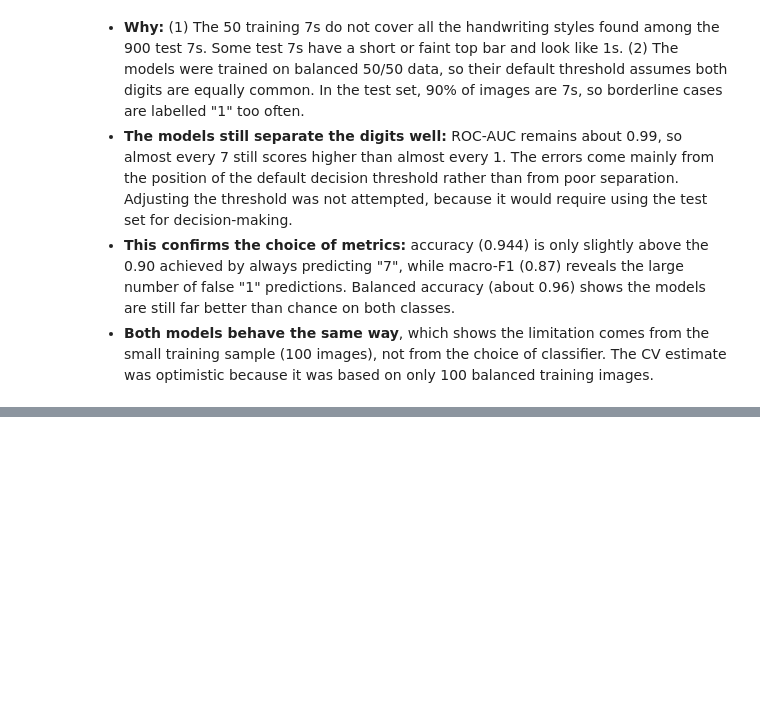
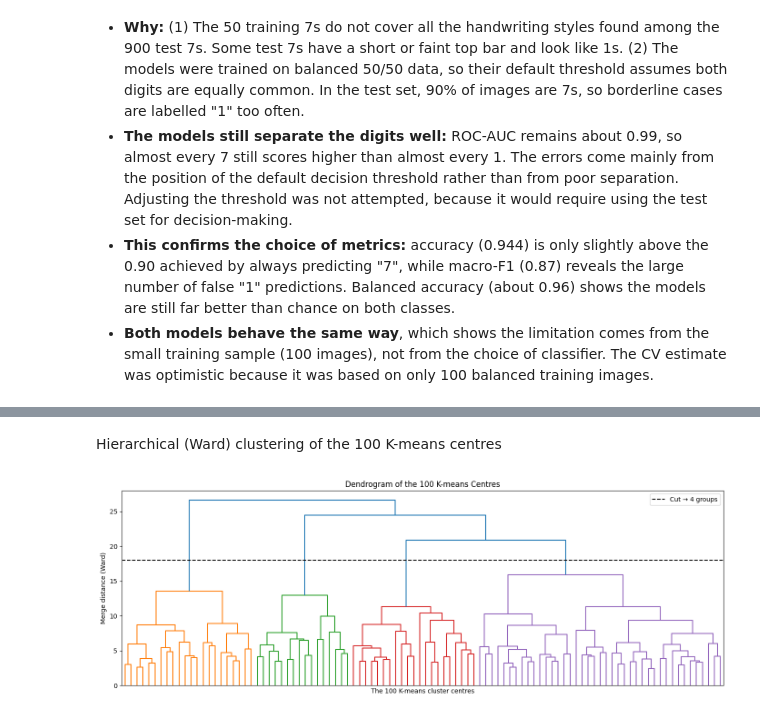
Before and after one commit to TasminaTasin75/binary-classification-mnist-dataset, a Jupyter notebook: ml_assignment_build_analyze_binary_classification.ipynb, the cells around one changed output, grey strips where cells are left out. Saved outputs shown, nothing was run; the diff lists cells and outputs as text; code cells hidden in the pictures; blank space fills up the shorter version.

```diff
--- a/ml_assignment_build_analyze_binary_classification.ipynb
+++ b/ml_assignment_build_analyze_binary_classification.ipynb
@@ -1315,0 +1590,20 @@ Frozen models | 1,000 unseen test images
+# %% [markdown]
+Hierarchical (Ward) clustering of the 100 K-means centres
+# %%
+# Hierarchical (Ward) clustering of the 100 K-means centres.
+# Similar centres merge first; a large vertical gap suggests a natural number of groups.
+from scipy.cluster.hierarchy import linkage, dendrogram
+
+Z = linkage(kmeans_100.cluster_centers_, method="ward")
+
+plt.figure(figsize=(14, 5))
+dendrogram(Z, no_labels=True, color_threshold=None)
+plt.xlabel("The 100 K-means cluster centres")
+plt.ylabel("Merge distance (Ward)")
+plt.title("Dendrogram of the 100 K-means Centres")
+plt.axhline(18, color="black", linestyle="--", label="Cut → 4 groups")
+plt.legend()
+plt.tight_layout()
+plt.show()
+# %% [output]
+[figure, added]
```
Also changed, not shown: parts of 17 cells of this notebook.
